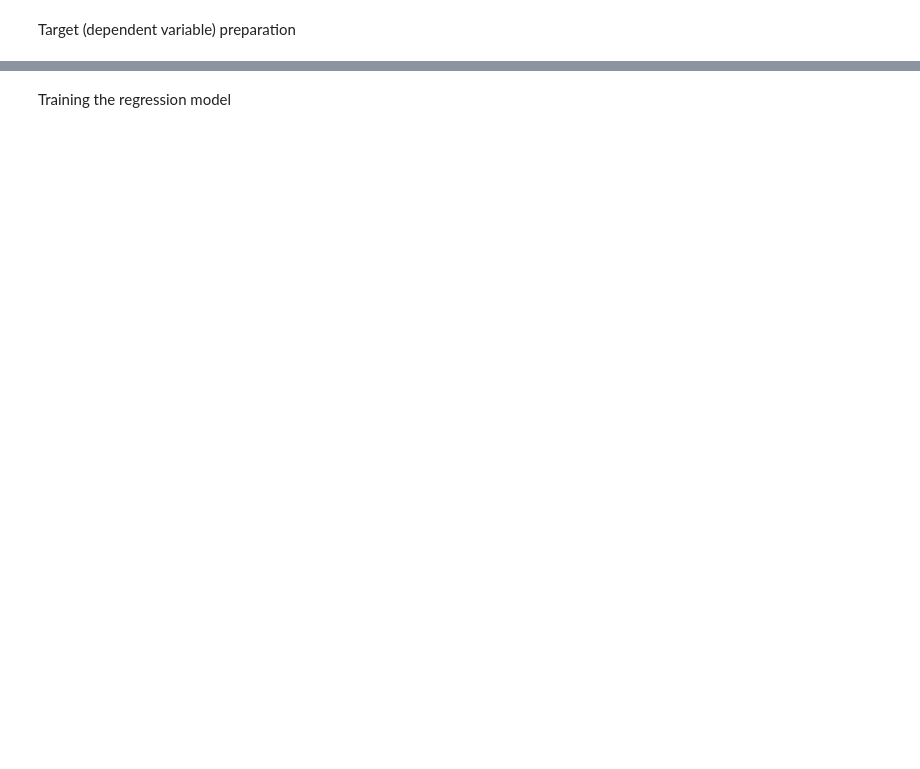
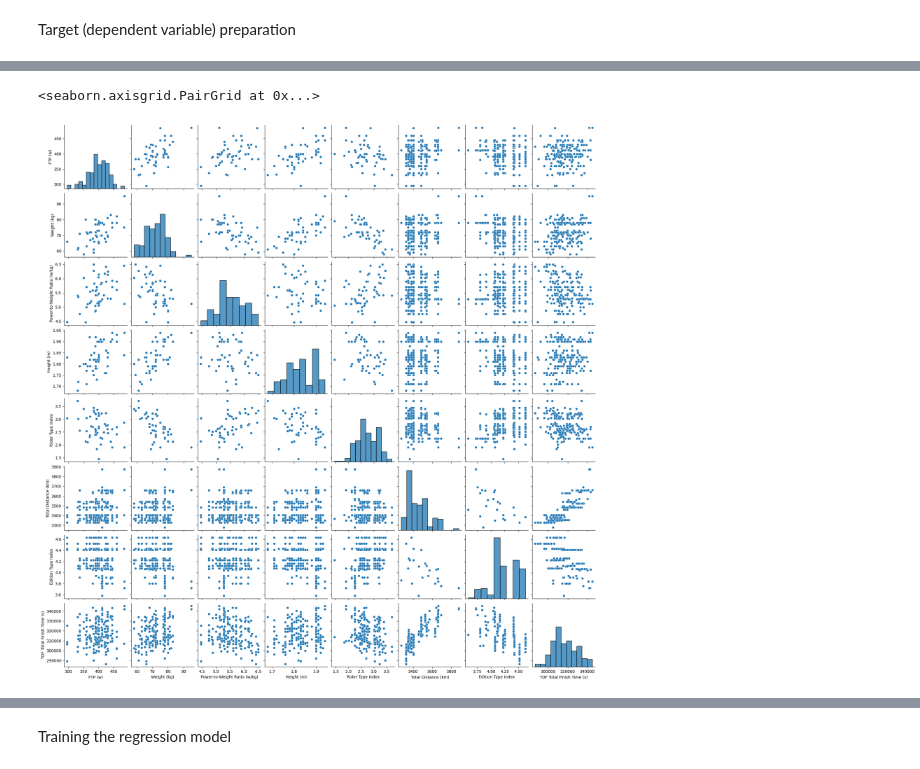
Before and after one commit to Fe-56/Tour-de-France-Data-Analysis, a Jupyter notebook: analysis.ipynb, the cells around one changed output, grey strips where cells are left out. Cells and saved outputs as stored; diff of their text form; code cells hidden in the pictures; blank space fills up the shorter version.

```diff
--- a/analysis.ipynb
+++ b/analysis.ipynb
@@ -186,0 +281,5 @@ print(target)
+# %%
+sns.pairplot(data=dataset)
+# %% [output]
+<seaborn.axisgrid.PairGrid at 0x...>
+[figure, added]
```
Also changed, not shown: parts of 19 cells of this notebook, 8 other files.
